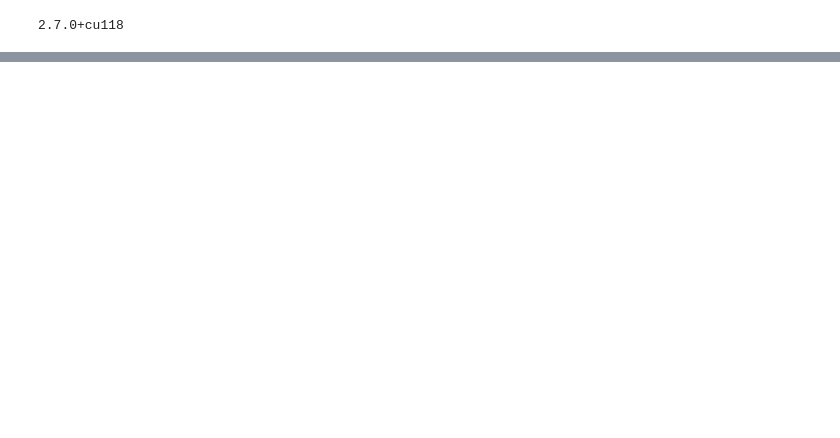
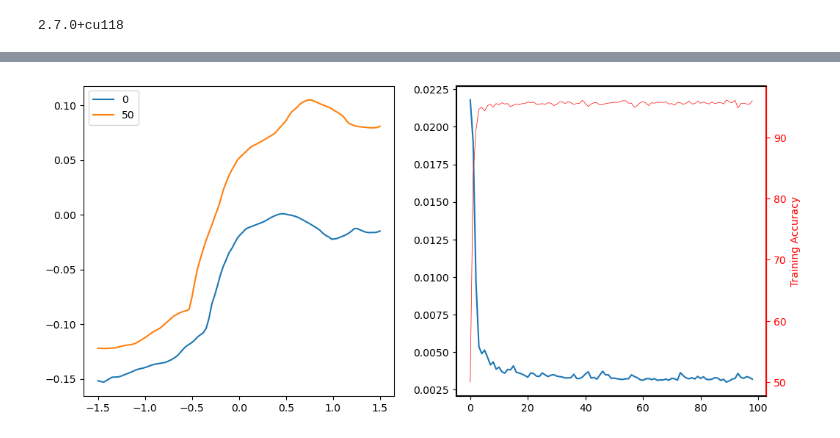
Before and after one commit to jwass1997/kmc_project, a Jupyter notebook: scripts/python_scripts/classification_two_moons.ipynb, the cells around one changed output, grey strips where cells are left out. Saved outputs shown, nothing was run; the diff lists cells and outputs as text; code cells hidden in the pictures; blank space fills up the shorter version.

```diff
--- a/scripts/python_scripts/classification_two_moons.ipynb
+++ b/scripts/python_scripts/classification_two_moons.ipynb
@@ -241,0 +224,44 @@ ax.scatter(*sample_n.T, c='k', alpha=0.3)
+# %%
+model.eval()
+input_idx = 3
+N = 100
+x = torch.linspace(-1.5, 1.5, N).unsqueeze(1)
+ncols = 2
+
+fig, axs = plt.subplots(ncols=ncols, figsize=(6*ncols, 6))
+
+for ax in axs:
+    ax.set_box_aspect(1)
+
+
+for i in range(0, len(act_1_params), 50):
+    with torch.no_grad():
+        c_volt = act_2_params[i].expand(N, -1)
+        c_volt_l = c_volt[:, :input_idx]
+        c_volt_r = c_volt[:, input_idx:]
+        input_tensor = torch.cat([c_volt_l, x, c_volt_r], dim=1)
+        y = model(input_tensor).detach().cpu()
+        axs[0].plot(x, y, label=f'{i}')
+
+param_list = [-1.5, 1.5, 1.5, 0.0038004407013444313, 1.5, 1.5]
+y = forward_whole_range(model, param_list, 3, -1.5, 1.5, N)
+#axs[0].plot(x, y)
+
+axs[0].legend()
+
+axs[1].plot(train_losses)
+axs[1].spines[['left', 'top', 'bottom']].set_linewidth(1.5)
+
+axs1_2 = axs[1].twinx()
+axs1_2.set_box_aspect(1)
+color = 'r'
+
+axs1_2.plot(train_accuracies, c=color, lw=0.5)
+axs1_2.tick_params(axis='y', colors=color, labelcolor=color)
+axs1_2.set_ylabel('Training Accuracy', c=color)
+axs1_2.spines['right'].set_color(color)
+axs1_2.spines['right'].set_linewidth(1.5)
+
+#axs[1].set_yscale('symlog', linthresh=1e-8)
+# %% [output]
+[figure, added]
```
Also changed, not shown: parts of 6 cells of this notebook, 18 other files.
